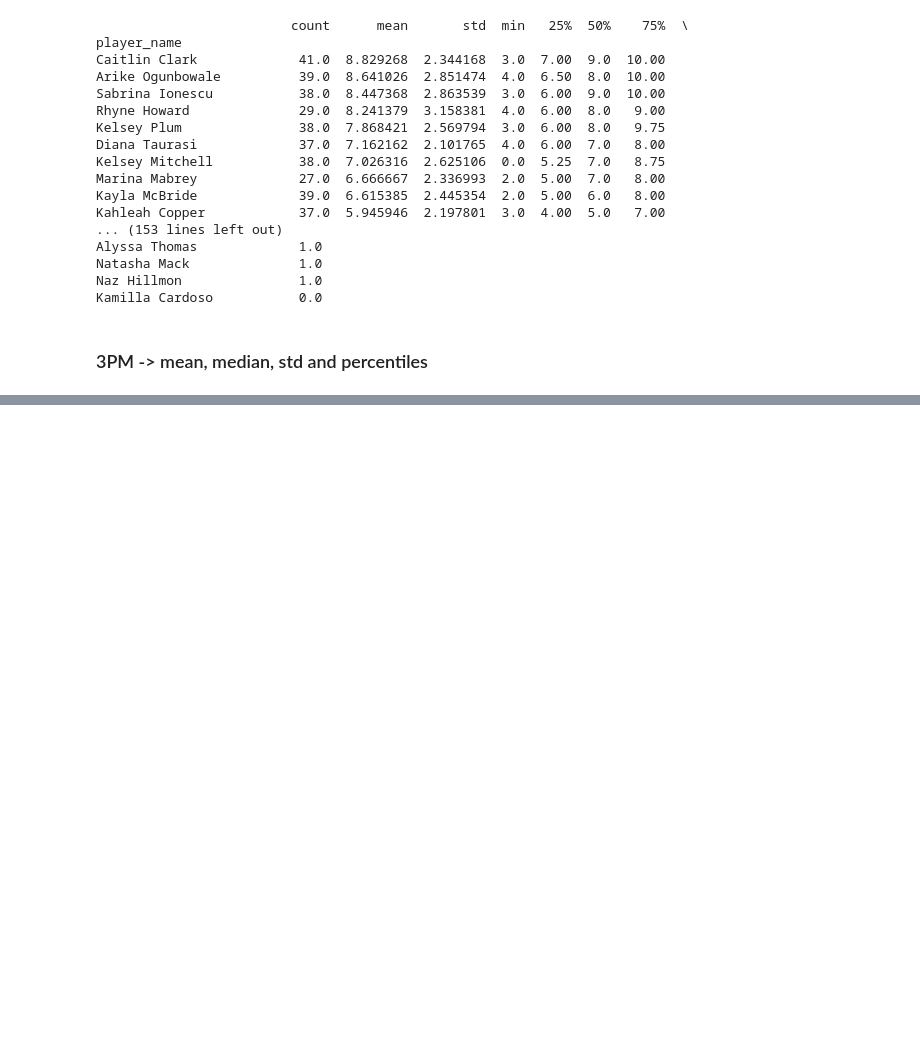
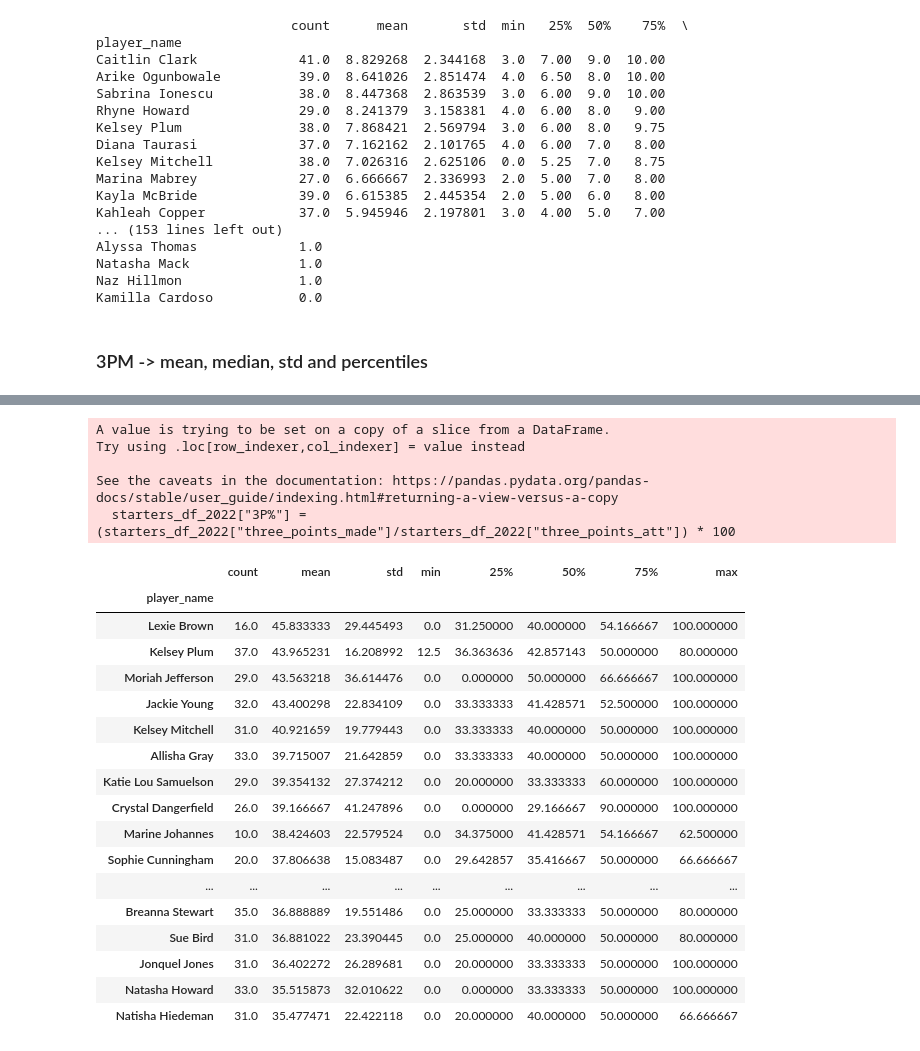
Before and after one commit to sequitria/Learning-Data-Science-via-Sports-Betting, a Jupyter notebook: summarise.ipynb, the cells around one changed output, grey strips where cells are left out. Drawn from its saved outputs; the diff is of its cells as text; code cells hidden in the pictures; blank space fills up the shorter version.

```diff
--- a/summarise.ipynb
+++ b/summarise.ipynb
@@ -327,0 +446,27 @@ Naz Hillmon               19.0  0.000000  0.000000  0.0  0.00  0.0  0.00  0.0
+# %%
+starters_df_2022["3P%"] = (starters_df_2022["three_points_made"]/starters_df_2022["three_points_att"]) * 100
+starters_df_2022.groupby("player_name")["3P%"].describe().query("count >= 10").sort_values("mean", ascending=False).head(20)
+# %% [output]
+A value is trying to be set on a copy of a slice from a DataFrame.
+Try using .loc[row_indexer,col_indexer] = value instead
+
+See the caveats in the documentation: https://pandas.pydata.org/pandas-docs/stable/user_guide/indexing.html#returning-a-view-versus-a-copy
+  starters_df_2022["3P%"] = (starters_df_2022["three_points_made"]/starters_df_2022["three_points_att"]) * 100
+|  | count | mean | std | min | 25% | 50% | 75% | max |
+| player_name |  |  |  |  |  |  |  |  |
+| Lexie Brown | 16.0 | 45.833333 | 29.445493 | 0.0 | 31.250000 | 40.000000 | 54.166667 | 100.000000 |
+| Kelsey Plum | 37.0 | 43.965231 | 16.208992 | 12.5 | 36.363636 | 42.857143 | 50.000000 | 80.000000 |
+| Moriah Jefferson | 29.0 | 43.563218 | 36.614476 | 0.0 | 0.000000 | 50.000000 | 66.666667 | 100.000000 |
+| Jackie Young | 32.0 | 43.400298 | 22.834109 | 0.0 | 33.333333 | 41.428571 | 52.500000 | 100.000000 |
+| Kelsey Mitchell | 31.0 | 40.921659 | 19.779443 | 0.0 | 33.333333 | 40.000000 | 50.000000 | 100.000000 |
+| Allisha Gray | 33.0 | 39.715007 | 21.642859 | 0.0 | 33.333333 | 40.000000 | 50.000000 | 100.000000 |
+| Katie Lou Samuelson | 29.0 | 39.354132 | 27.374212 | 0.0 | 20.000000 | 33.333333 | 60.000000 | 100.000000 |
+| Crystal Dangerfield | 26.0 | 39.166667 | 41.247896 | 0.0 | 0.000000 | 29.166667 | 90.000000 | 100.000000 |
+| Marine Johannes | 10.0 | 38.424603 | 22.579524 | 0.0 | 34.375000 | 41.428571 | 54.166667 | 62.500000 |
+| Sophie Cunningham | 20.0 | 37.806638 | 15.083487 | 0.0 | 29.642857 | 35.416667 | 50.000000 | 66.666667 |
+| ... | ... | ... | ... | ... | ... | ... | ... | ... |
+| Breanna Stewart | 35.0 | 36.888889 | 19.551486 | 0.0 | 25.000000 | 33.333333 | 50.000000 | 80.000000 |
+| Sue Bird | 31.0 | 36.881022 | 23.390445 | 0.0 | 25.000000 | 40.000000 | 50.000000 | 80.000000 |
+| Jonquel Jones | 31.0 | 36.402272 | 26.289681 | 0.0 | 20.000000 | 33.333333 | 50.000000 | 100.000000 |
+| Natasha Howard | 33.0 | 35.515873 | 32.010622 | 0.0 | 0.000000 | 33.333333 | 50.000000 | 100.000000 |
+| Natisha Hiedeman | 31.0 | 35.477471 | 22.422118 | 0.0 | 20.000000 | 40.000000 | 50.000000 | 66.666667 |
```
Also changed, not shown: parts of 13 cells of this notebook.
